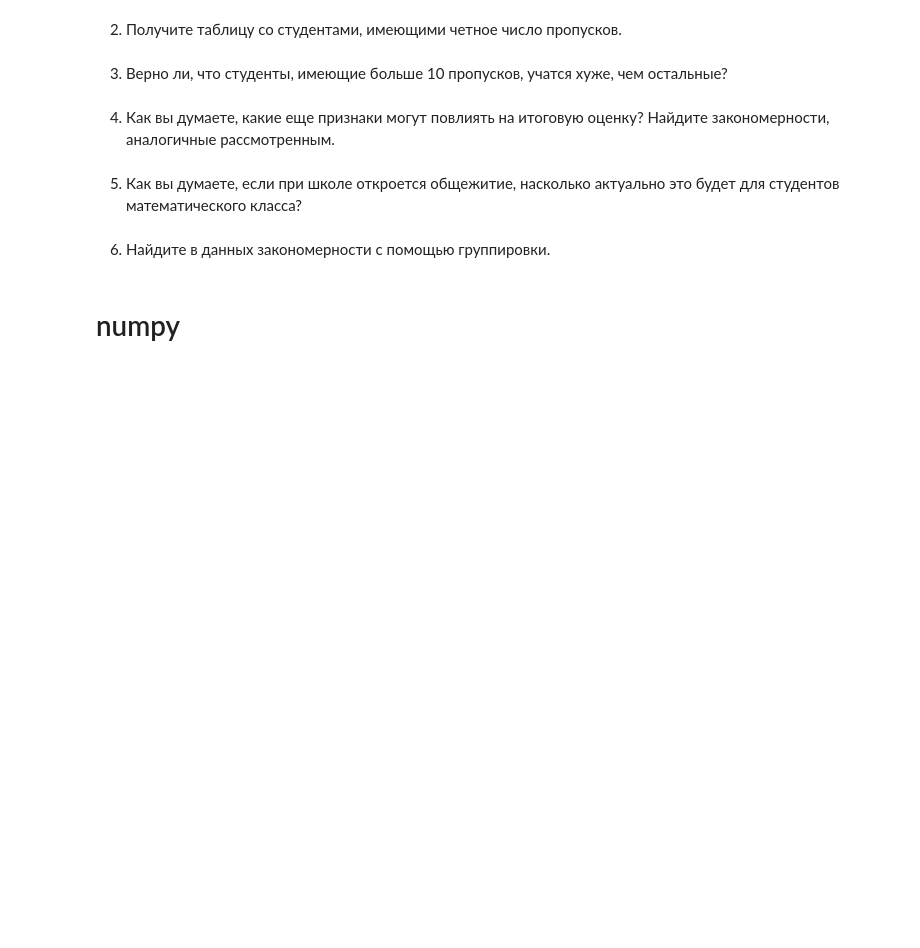
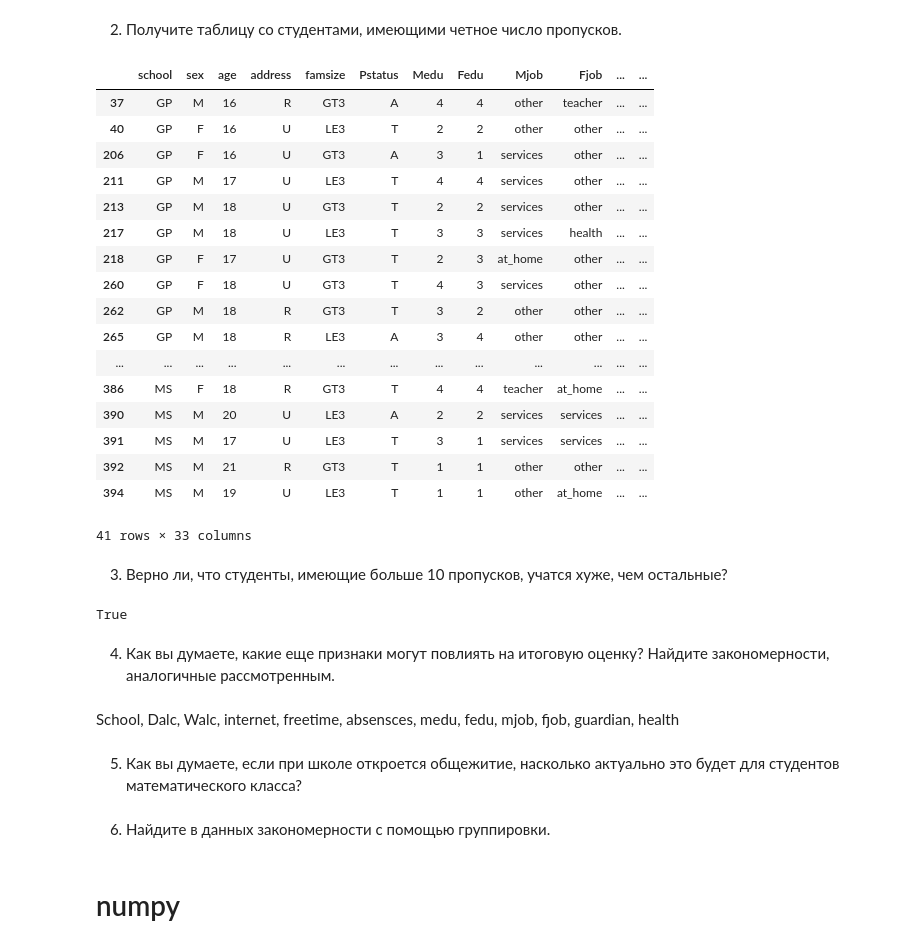
Before and after one commit to alexseimakar/AI-systems-Homework, a Jupyter notebook: Макаров_Алексей_Семинар1.ipynb, the cells around one changed output. Saved outputs shown, nothing was run; the diff lists cells and outputs as text; code cells hidden in the pictures; blank space fills up the shorter version.

```diff
--- a/Макаров_Алексей_Семинар1.ipynb
+++ b/Макаров_Алексей_Семинар1.ipynb
@@ -30,5 +32,7 @@ import matplotlib.pyplot as plt
 %matplotlib inline
 # %% [markdown]
 # pandas
+# %%
+data = pd.read_csv('math_students.csv', delimiter=',')
 # %% [markdown]
 1. Получите таблицу со студентами с четными номерами.
@@ -35,9 +55,40 @@ import matplotlib.pyplot as plt
 # %% [markdown]
 2. Получите таблицу со студентами, имеющими четное число пропусков.
+# %%
+data[data['absences'] & 1 == 1]
+# %% [output]
+|  | school | sex | age | address | famsize | Pstatus | Medu | Fedu | Mjob | Fjob | ... | ... |
+| 37 | GP | M | 16 | R | GT3 | A | 4 | 4 | other | teacher | ... | ... |
+| 40 | GP | F | 16 | U | LE3 | T | 2 | 2 | other | other | ... | ... |
+| 206 | GP | F | 16 | U | GT3 | A | 3 | 1 | services | other | ... | ... |
+| 211 | GP | M | 17 | U | LE3 | T | 4 | 4 | services | other | ... | ... |
+| 213 | GP | M | 18 | U | GT3 | T | 2 | 2 | services | other | ... | ... |
+| 217 | GP | M | 18 | U | LE3 | T | 3 | 3 | services | health | ... | ... |
+| 218 | GP | F | 17 | U | GT3 | T | 2 | 3 | at_home | other | ... | ... |
+| 260 | GP | F | 18 | U | GT3 | T | 4 | 3 | services | other | ... | ... |
+| 262 | GP | M | 18 | R | GT3 | T | 3 | 2 | other | other | ... | ... |
+| 265 | GP | M | 18 | R | LE3 | A | 3 | 4 | other | other | ... | ... |
+| ... | ... | ... | ... | ... | ... | ... | ... | ... | ... | ... | ... | ... |
+| 386 | MS | F | 18 | R | GT3 | T | 4 | 4 | teacher | at_home | ... | ... |
+| 390 | MS | M | 20 | U | LE3 | A | 2 | 2 | services | services | ... | ... |
+| 391 | MS | M | 17 | U | LE3 | T | 3 | 1 | services | services | ... | ... |
+| 392 | MS | M | 21 | R | GT3 | T | 1 | 1 | other | other | ... | ... |
+| 394 | MS | M | 19 | U | LE3 | T | 1 | 1 | other | at_home | ... | ... |
+41 rows × 33 columns
 # %% [markdown]
 3. Верно ли, что студенты, имеющие больше 10 пропусков, учатся хуже, чем остальные?
+# %%
+more_ten_abs = data[data['absences']>10]
+less_ten_abs = data[data['absences']<=10]
+mid_gr_more = sum(more_ten_abs['G3'])/len(more_ten_abs)
+mid_gr_less = sum(less_ten_abs['G3'])/len(less_ten_abs)
+mid_gr_more < mid_gr_less
+# %% [output]
+True
 # %% [markdown]
 4. Как вы думаете, какие еще признаки могут повлиять на итоговую оценку? Найдите закономерности, аналогичные рассмотренным.
+# %% [markdown]
+School, Dalc, Walc, internet, freetime, absensces, medu, fedu, mjob, fjob, guardian, health
 # %% [markdown]
 5. Как вы думаете, если при школе откроется общежитие, насколько актуально это будет для студентов математического класса?
 # %% [markdown]
```
Also changed, not shown: parts of 18 cells of this notebook.
